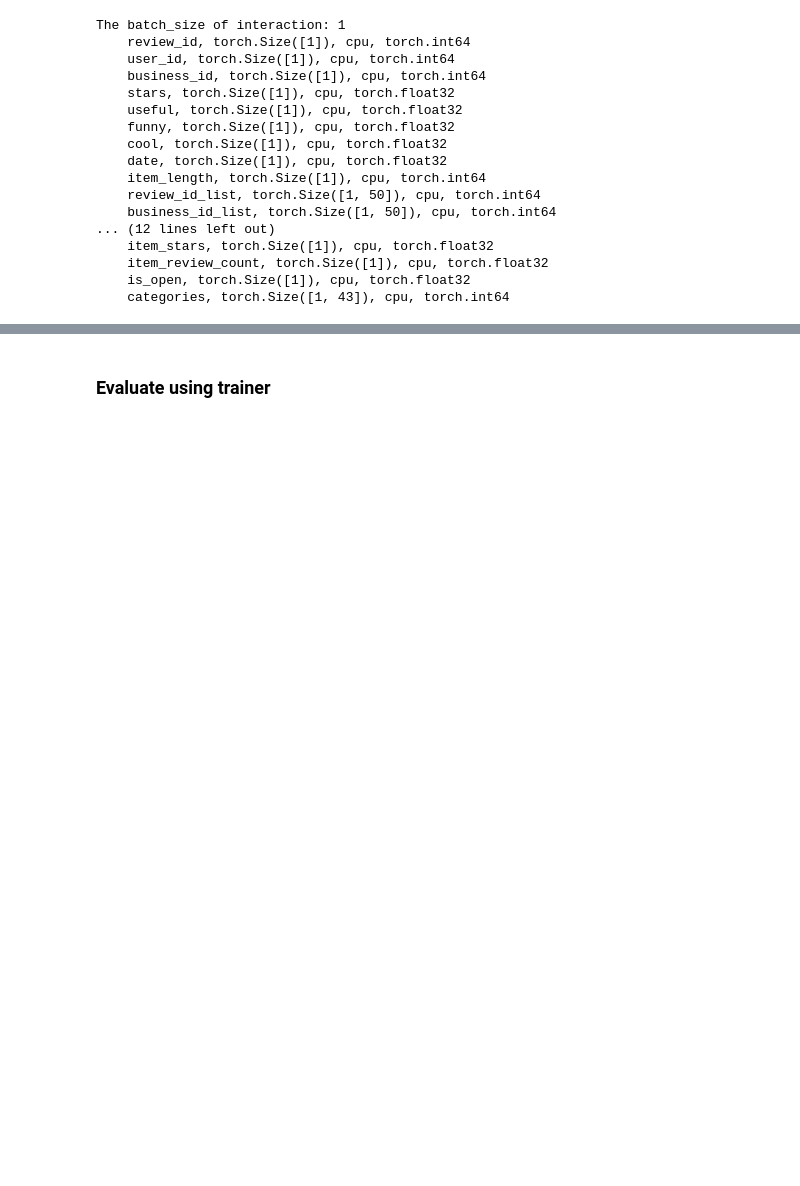
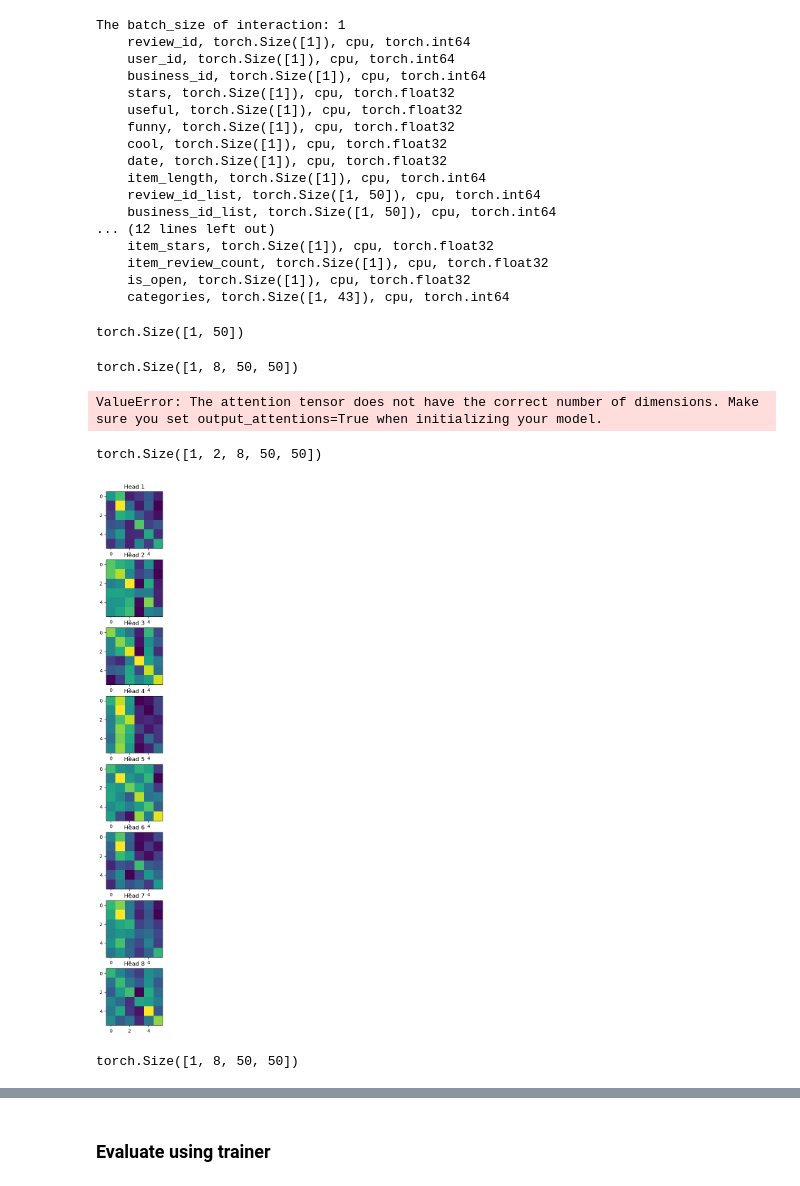
Before and after one commit to gkoren2/DIF-SR, a Jupyter notebook: notebooks/yelp.ipynb, the cells around one changed output, grey strips where cells are left out. Drawn from its saved outputs; the diff is of its cells as text; code cells hidden in the pictures; blank space fills up the shorter version.

Commit message:
adding support in extraction of attention layers in SASRecD

```diff
--- a/notebooks/yelp.ipynb
+++ b/notebooks/yelp.ipynb
@@ -113,6 +116,7 @@ import torch
 # %%
 # reading the dataset through the recbole framework
-args=Arguments(dataset="yelp",config_files=os.path.join(difsr_root,'configs/yelp_cat_L1.yaml'))
+# args=Arguments(dataset="yelp",config_files=os.path.join(difsr_root,'configs/yelp_cat_L1.yaml'))
+args=Arguments(dataset="yelp",config_files=os.path.join(difsr_root,'configs/yelp_cat_city_L1.yaml'))
 config_file_list = args.config_files.strip().split(' ') if args.config_files else None
 config = Config(model=args.model, dataset=f'{args.dataset}', config_file_list=config_file_list)
 config.final_config_dict['data_path'] = os.path.join(difsr_root,config.final_config_dict['data_path'])
@@ -275,0 +286,17 @@ scores = torch.matmul(seq_output, item_embeddings.transpose(0, 1))  # [B, item_n
+# %%
+def attn_view(attention_weights,item_seq_len):
+    # Reshape attention weights tensor to have shape (num_heads, seq_length, seq_length)
+    attention_weights = attention_weights.numpy()[:,:item_seq_len,:item_seq_len]
+    num_heads = attention_weights.shape[0]
+    seq_length = item_seq_len
+    attention_weights = np.transpose(attention_weights, (1, 2, 0))
+
+    # Normalize each head's attention weights across all tokens in sequence
+    for h in range(num_heads):
+        attention_weights[:, :, h] = attention_weights[:, :, h] / np.sum(attention_weights[:, :, h], axis=1, keepdims=True)
+
+    # Visualize attention maps as heatmaps or matrices
+    fig, axs = plt.subplots(nrows=num_heads, ncols=1, figsize=(10, 20))
+    for h in range(num_heads):
+        axs[h].imshow(attention_weights[:, :, h], cmap='viridis', interpolation='nearest')
+        axs[h].set_title('Head {}'.format(h+1))
@@ -276,3 +311,29 @@ scores = torch.matmul(seq_output, item_embeddings.transpose(0, 1))  # [B, item_n
+# %%
+item_seq.shape
+# %% [output]
+torch.Size([1, 50])
+# %%
+item_attn_scores.shape
+# %% [output]
+torch.Size([1, 8, 50, 50])
+# %%
+head_view(item_attn_scores,item_seq)
+# %% [output]
+ValueError: The attention tensor does not have the correct number of dimensions. Make sure you set output_attentions=True when initializing your model.
+# %%
+# permute the dimensions of the attr_attn_scores to be [b,p,h,L,L]
+attr_attn_scores = attr_attn_scores.permute(0,3,1,2,4)
+attn_new(attr_attn_scores)
+# %% [output]
+torch.Size([1, 2, 8, 50, 50])
+# %%
+attn_view(attention_weights,item_seq_len)
+# %% [output]
+[figure, added]
+# %%
+pos_attn_scores.shape
+# %% [output]
+torch.Size([1, 8, 50, 50])
 # %%
 topk=20
 topk_scores, topk_items = torch.topk(scores, topk)
```
Also changed, not shown: parts of 20 cells of this notebook, 1 other file.
